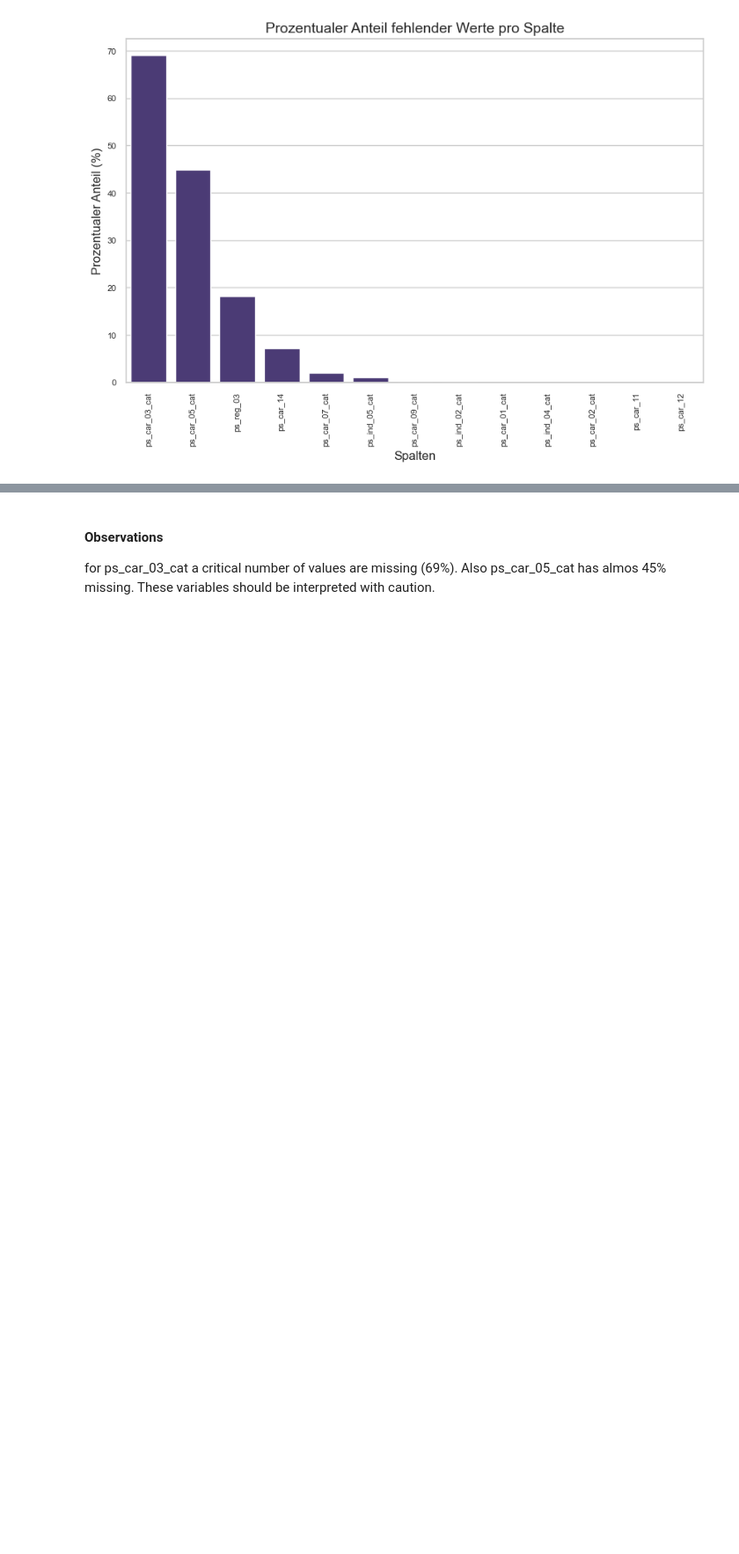
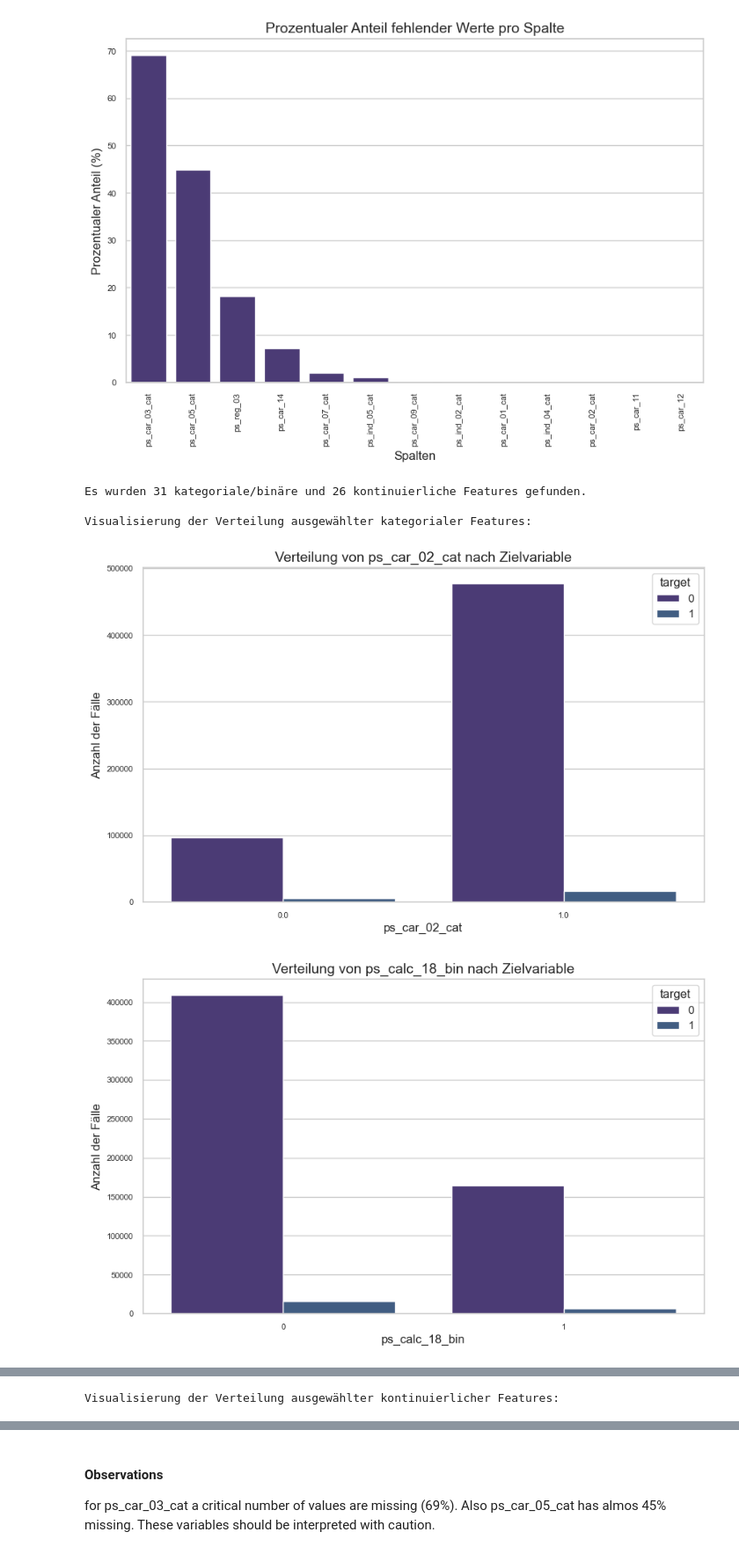
Before and after one commit to knirpsgraph/ada_portoSeguro, a Jupyter notebook: notebooks/01_EDA_integrated.ipynb, the cells around one changed output, grey strips where cells are left out. Shown at 88% size. Cells and saved outputs as stored; diff of their text form; code cells hidden in the pictures; blank space fills up the shorter version.

Commit message:
Analyse kategoriale/binäre und kontinuierlicher features

```diff
--- a/notebooks/01_EDA_integrated.ipynb
+++ b/notebooks/01_EDA_integrated.ipynb
@@ -174,3 +174,35 @@ ps_car_02_cat       5   0.000840
 ps_car_11           5   0.000840
 ps_car_12           1   0.000168
 [figure]
+# %%
+cat_features_all = [col for col in df.columns if '_cat' in col or '_bin' in col]
+cont_features = [col for col in df.columns if '_cat' not in col and '_bin' not in col and col != 'target']
+
+
+print(f"Es wurden {len(cat_features_all)} kategoriale/binäre und {len(cont_features)} kontinuierliche Features gefunden.")
+
+print("\nVisualisierung der Verteilung ausgewählter kategorialer Features:")
+for col in example_cat_features:
+    if col in df.columns:
+        plt.figure(figsize=theme.FIGSIZE_SMALL)
+        sns.countplot(x=col, hue='target', data=df)
+        plt.title(f'Verteilung von {col} nach Zielvariable')
+        plt.xlabel(col)
+        plt.ylabel('Anzahl der Fälle')
+        plt.show()
+
+print("\nVisualisierung der Verteilung ausgewählter kontinuierlicher Features:")
+for col in example_cont_features:
+    if col in df.columns:
+        plt.figure(figsize=theme.FIGSIZE_SMALL)
+        sns.kdeplot(data=df, x=col, hue='target', fill=True, common_norm=False)
+        plt.title(f'Verteilung von {col} nach Zielvariable')
+        plt.xlabel(col)
+        plt.ylabel('Dichte')
+        plt.show()
+# %% [output]
+Es wurden 31 kategoriale/binäre und 26 kontinuierliche Features gefunden.
+
+Visualisierung der Verteilung ausgewählter kategorialer Features:
+[figure, added]
+[figure, added]
@@ -176,0 +212 @@ ps_car_12           1   0.000168
+Visualisierung der Verteilung ausgewählter kontinuierlicher Features:
```
Also changed, not shown: parts of 1 cell of this notebook, 1 other file.
